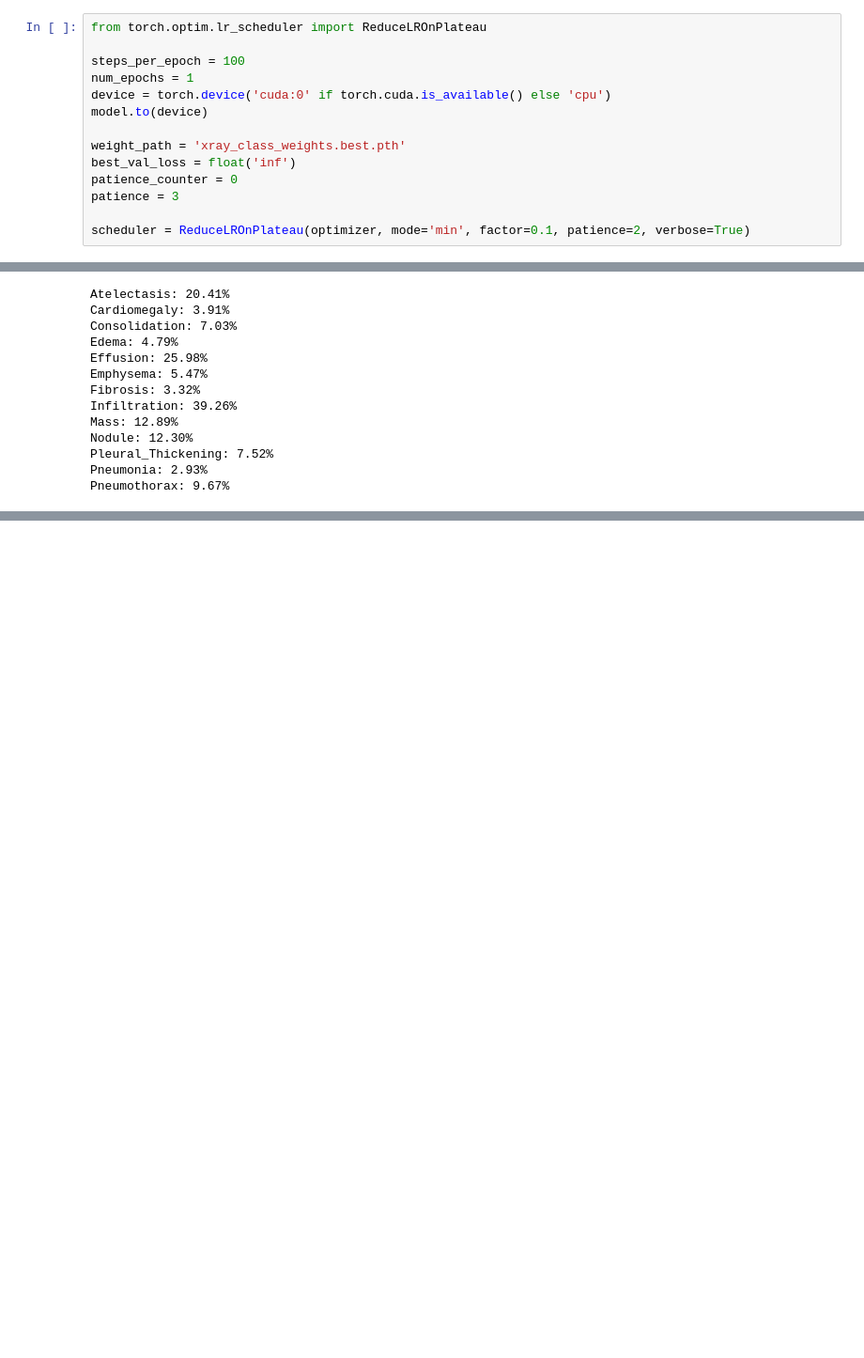
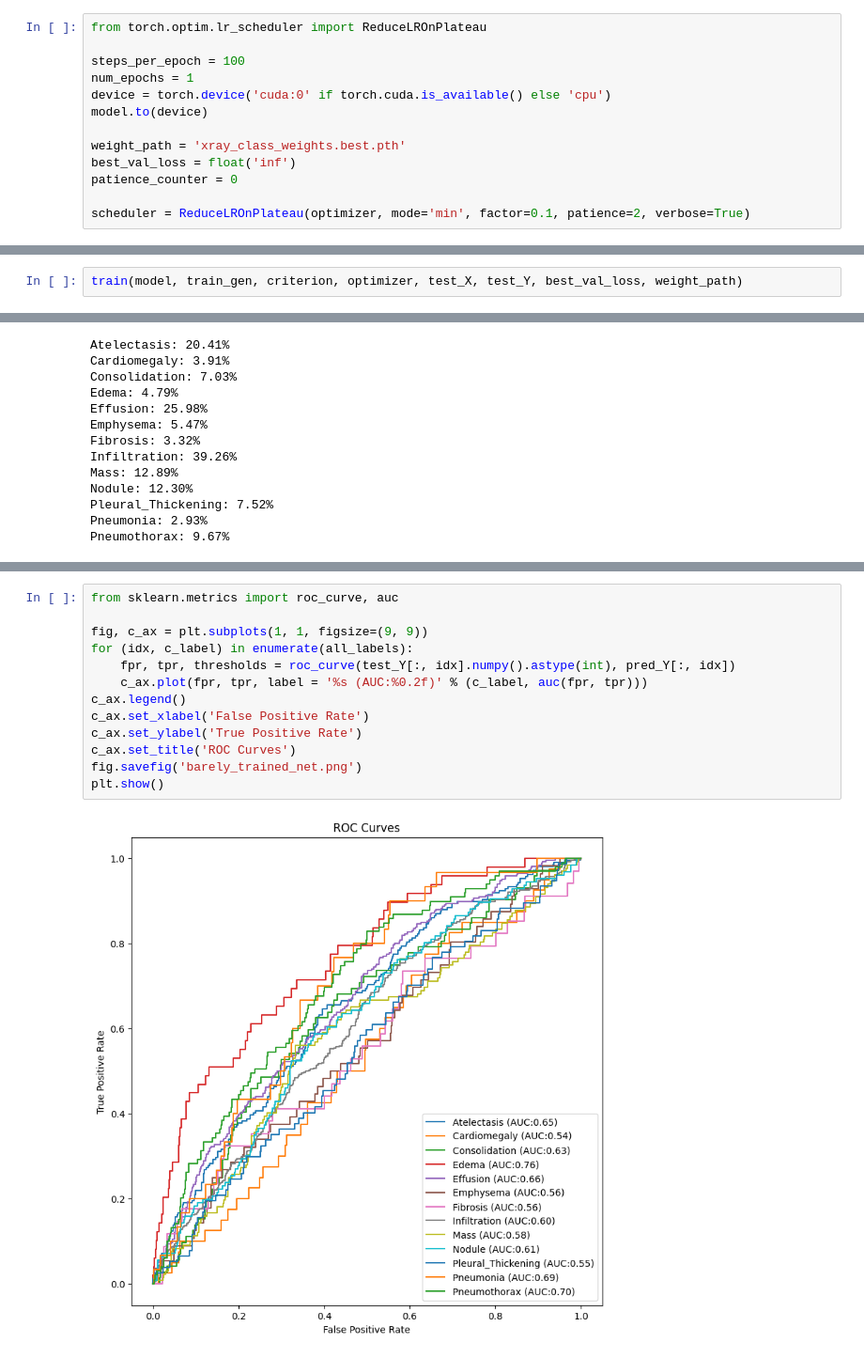
Before and after one commit to ENamja/chestXRay, a Jupyter notebook: simpleCNN.ipynb, the cells around one changed output, grey strips where cells are left out. Shown at 94% size. Cells and saved outputs as stored; diff of their text form; blank space fills up the shorter version.

Commit message:
Move train loop to a function

```diff
--- a/simpleCNN.ipynb
+++ b/simpleCNN.ipynb
@@ -318,6 +318,5 @@ model.to(device)
 weight_path = 'xray_class_weights.best.pth'
 best_val_loss = float('inf')
 patience_counter = 0
-patience = 3
 
 scheduler = ReduceLROnPlateau(optimizer, mode='min', factor=0.1, patience=2, verbose=True)
@@ -385,0 +443,2 @@ Validation loss improved to 0.31966, saving model
+# %%
+train(model, train_gen, criterion, optimizer, test_X, test_Y, best_val_loss, weight_path)
@@ -452 +515,16 @@ Processed 0.9375 samples
 Prediction complete. Processed 1024 samples.
+# %%
+from sklearn.metrics import roc_curve, auc
+
+fig, c_ax = plt.subplots(1, 1, figsize=(9, 9))
+for (idx, c_label) in enumerate(all_labels):
+    fpr, tpr, thresholds = roc_curve(test_Y[:, idx].numpy().astype(int), pred_Y[:, idx])
+    c_ax.plot(fpr, tpr, label = '%s (AUC:%0.2f)' % (c_label, auc(fpr, tpr)))
+c_ax.legend()
+c_ax.set_xlabel('False Positive Rate')
+c_ax.set_ylabel('True Positive Rate')
+c_ax.set_title('ROC Curves')
+fig.savefig('barely_trained_net.png')
+plt.show()
+# %% [output]
+[figure, added]
```
Also changed, not shown: parts of 10 cells of this notebook.
